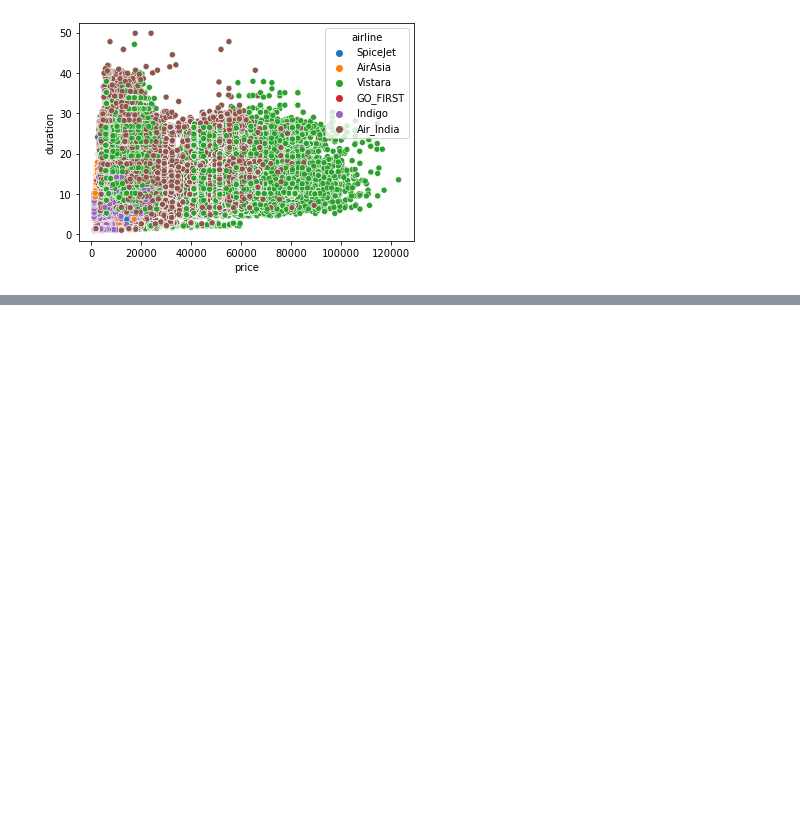
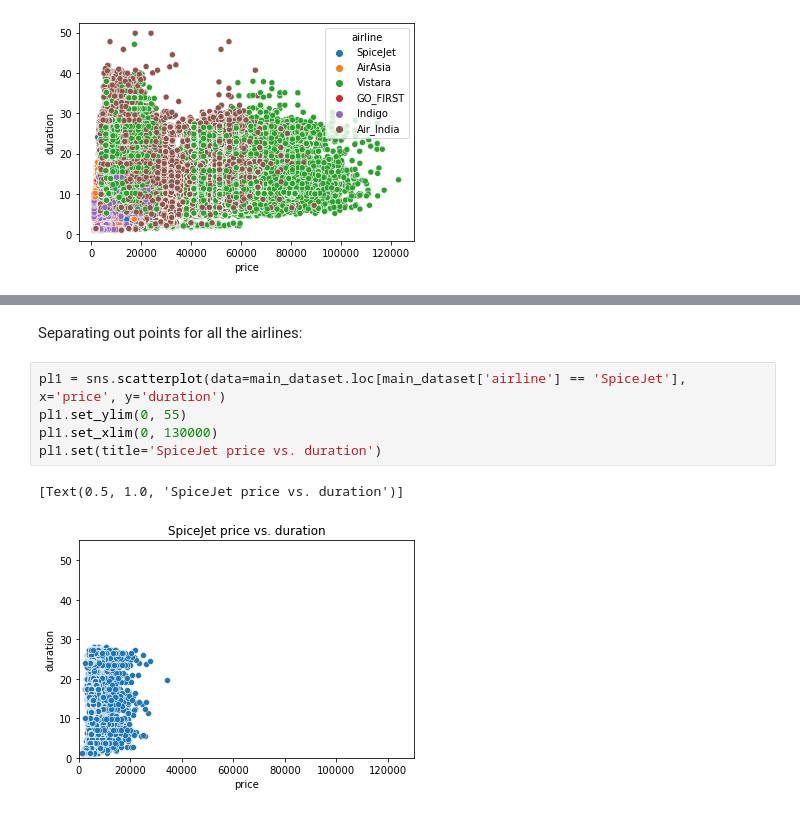
Before and after one commit to COGS118A/Group024-Sp22, a Jupyter notebook: 118A_1_DataCleaning_PrelimEDA.ipynb, the cells around one changed output, grey strips where cells are left out. Drawn from its saved outputs; the diff is of its cells as text; blank space fills up the shorter version.

Commit message:
Update 118A_1_DataCleaning_PrelimEDA.ipynb
EDA

```diff
--- a/118A_1_DataCleaning_PrelimEDA.ipynb
+++ b/118A_1_DataCleaning_PrelimEDA.ipynb
@@ -219,0 +231,10 @@ sns.scatterplot(data=main_dataset, x='price', y='duration', hue='airline') #oh d
+# %% [markdown]
+Separating out points for all the airlines:
+# %%
+pl1 = sns.scatterplot(data=main_dataset.loc[main_dataset['airline'] == 'SpiceJet'], x='price', y='duration')
+pl1.set_ylim(0, 55)
+pl1.set_xlim(0, 130000)
+pl1.set(title='SpiceJet price vs. duration')
+# %% [output]
+[Text(0.5, 1.0, 'SpiceJet price vs. duration')]
+[figure, added]
```
Also changed, not shown: parts of 12 cells of this notebook.
